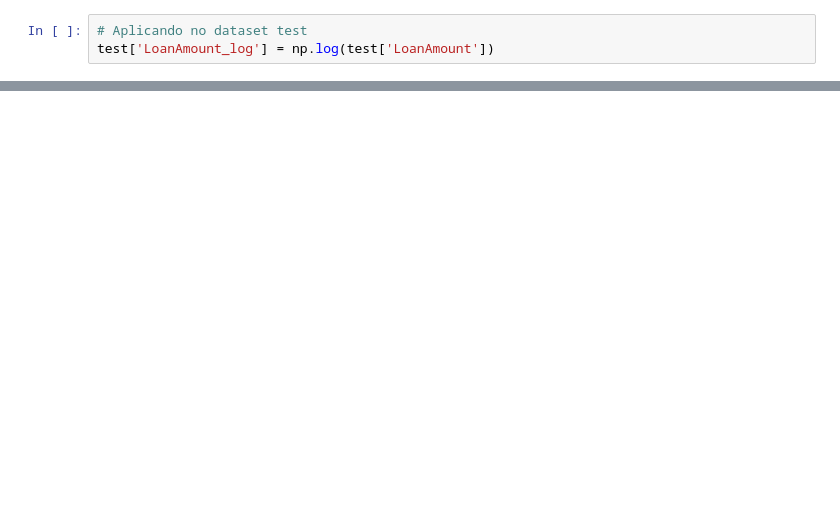
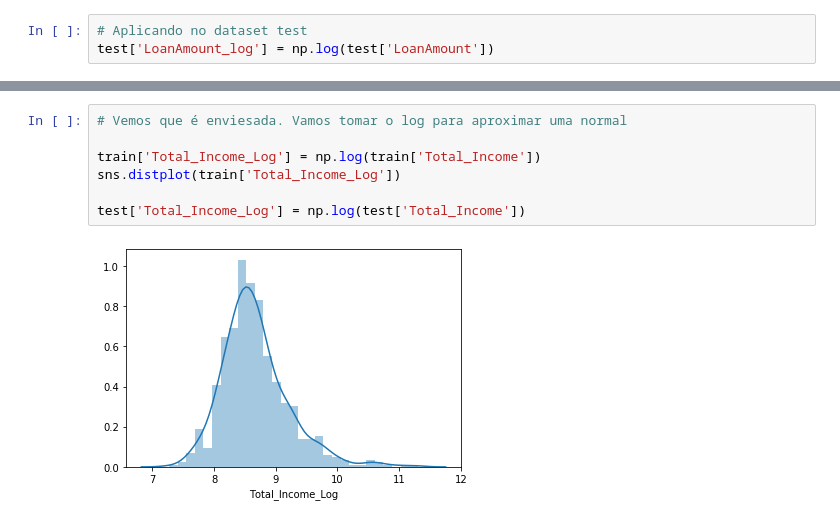
Before and after one commit to ElissandroMendes/loan-prediction, a Jupyter notebook: loan-prediction.ipynb, the cells around one changed output, grey strips where cells are left out. Cells and saved outputs as stored; diff of their text form; blank space fills up the shorter version.

```diff
--- a/loan-prediction.ipynb
+++ b/loan-prediction.ipynb
@@ -333,0 +488,9 @@ test['LoanAmount_log'] = np.log(test['LoanAmount'])
+# %%
+# Vemos que é enviesada. Vamos tomar o log para aproximar uma normal
+
+train['Total_Income_Log'] = np.log(train['Total_Income'])
+sns.distplot(train['Total_Income_Log'])
+
+test['Total_Income_Log'] = np.log(test['Total_Income'])
+# %% [output]
+[figure, added]
```
Also changed, not shown: parts of 43 cells of this notebook, 12 other files.
